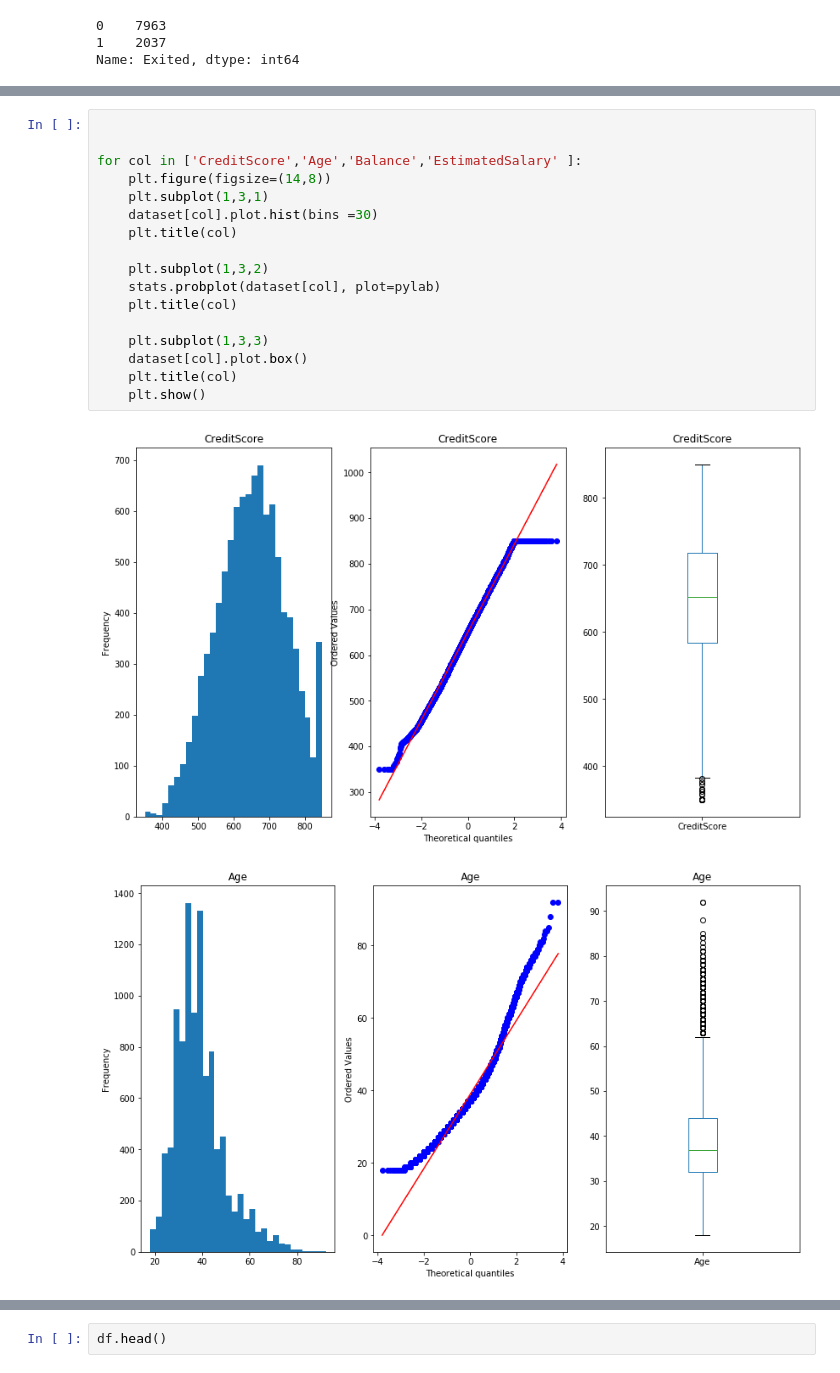
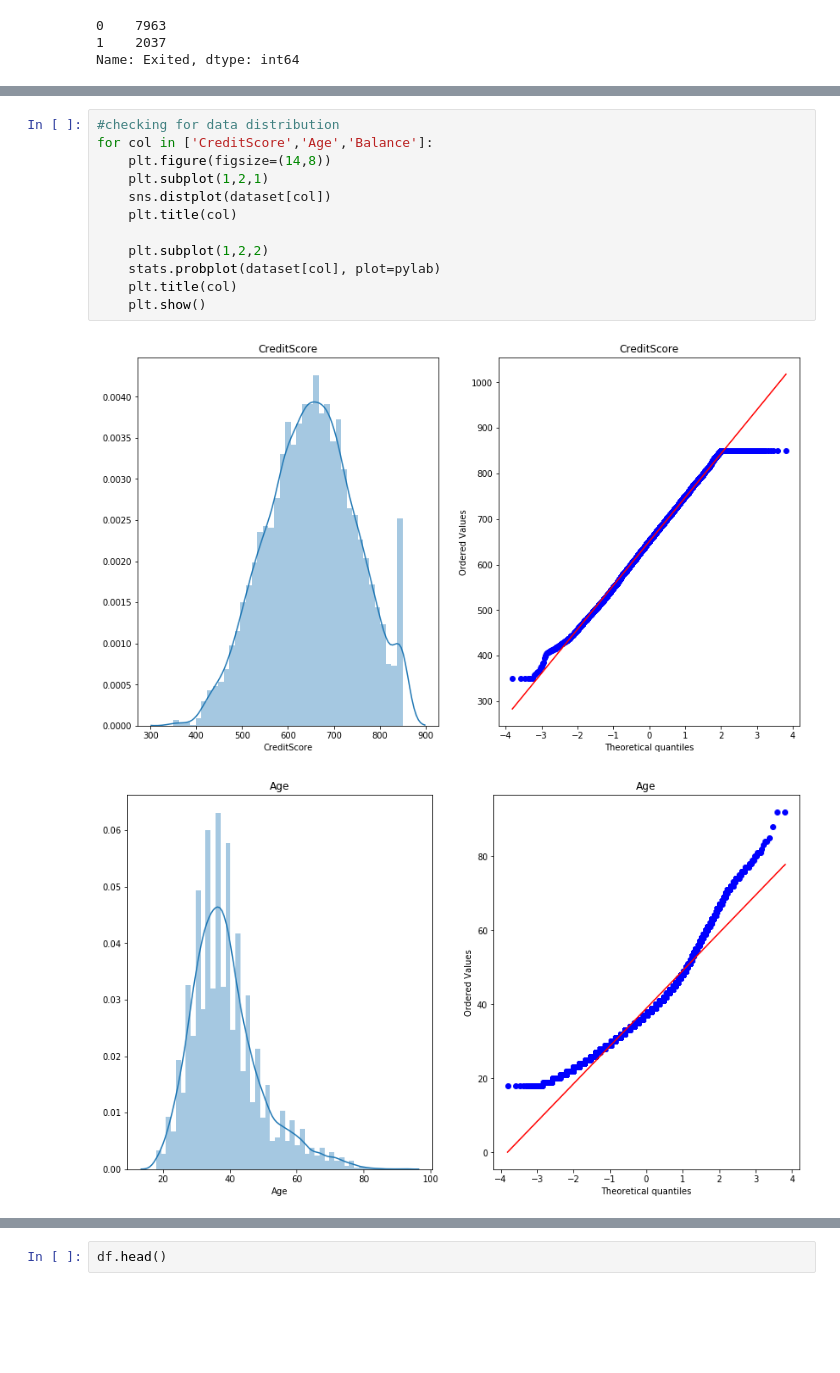
Before and after one commit to ben-mir/churn-customers-of-a-bank, a Jupyter notebook: churn-prediction-of-bank-customers.ipynb, the cells around one changed output, grey strips where cells are left out. Cells and saved outputs as stored; diff of their text form; blank space fills up the shorter version.

```diff
--- a/churn-prediction-of-bank-customers.ipynb
+++ b/churn-prediction-of-bank-customers.ipynb
@@ -71,20 +124,15 @@ dtype: int64
 # %%
-
-
-for col in ['CreditScore','Age','Balance','EstimatedSalary' ]:
+#checking for data distribution
+for col in ['CreditScore','Age','Balance']:
     plt.figure(figsize=(14,8))
-    plt.subplot(1,3,1)
-    dataset[col].plot.hist(bins =30)
+    plt.subplot(1,2,1)
+    sns.distplot(dataset[col])
     plt.title(col)
 
-    plt.subplot(1,3,2)
+    plt.subplot(1,2,2)
     stats.probplot(dataset[col], plot=pylab)
     plt.title(col)
-
-    plt.subplot(1,3,3)
-    dataset[col].plot.box()
-    plt.title(col)
     plt.show()
 # %% [output]
-[figure, old version]
+[figure, new version]
-[figure, old version]
+[figure, new version]
```
Also changed, not shown: parts of 28 cells of this notebook.
